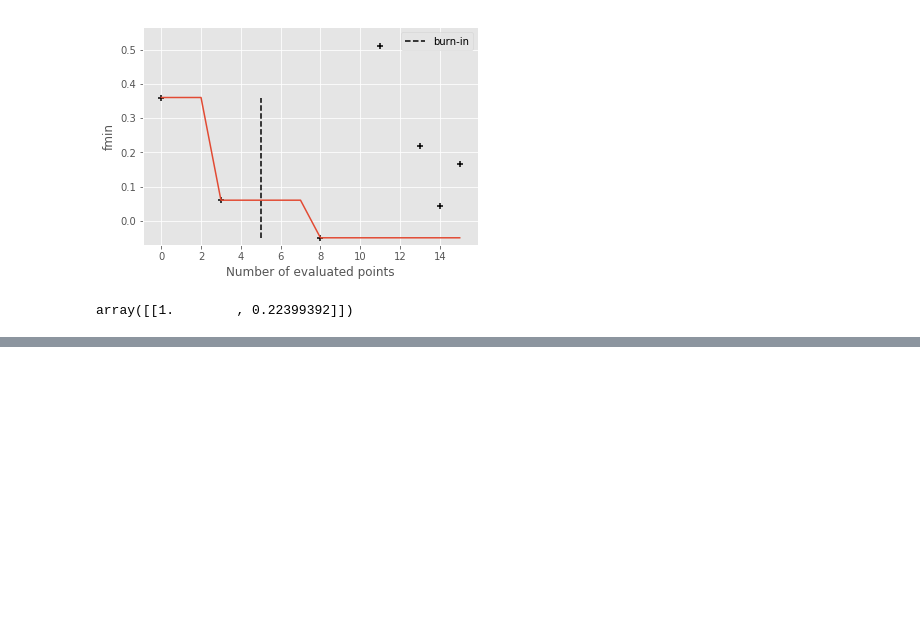
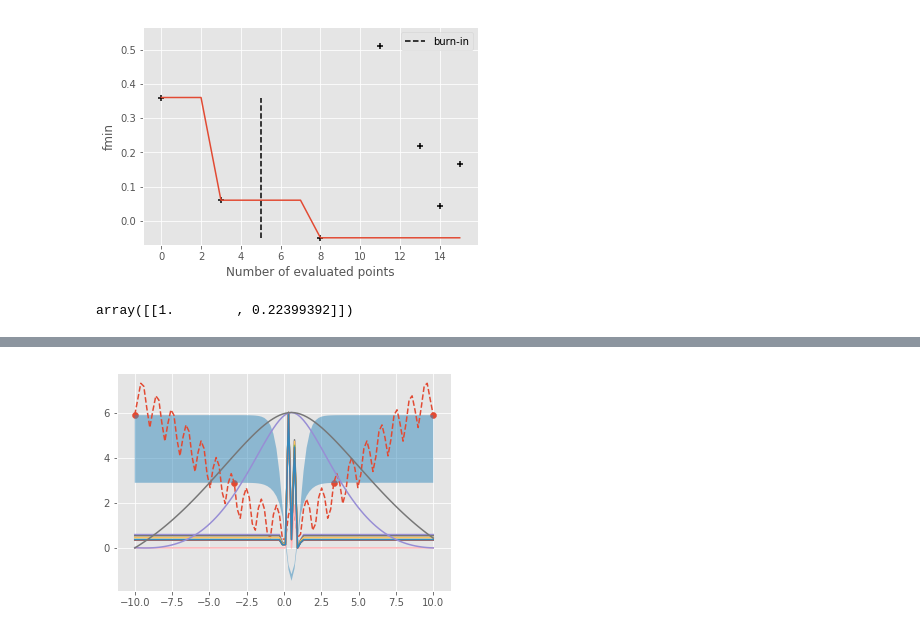
Before and after one commit to Joshuaalbert/bayes_tec, a Jupyter notebook: notebooks/devel/bayes_hpopt.ipynb, the cells around one changed output, grey strips where cells are left out. Drawn from its saved outputs; the diff is of its cells as text; code cells hidden in the pictures; blank space fills up the shorter version.

```diff
--- a/notebooks/devel/bayes_hpopt.ipynb
+++ b/notebooks/devel/bayes_hpopt.ipynb
@@ -183,3 +184,87 @@ WARNING:root:{'b': 1.0, 'a': -1.2000000000000006} : 1.3400000000000014
            x: array([[1.        , 0.22399392]])
 [figure]
 array([[1.        , 0.22399392]])
+# %%
+import pylab as plt
+import numpy as np
+plt.style.use('ggplot')
+import gpflowopt as gpo
+from gpflowopt.domain import ContinuousParameter, UnitCube
+import gpflow as gp
+from gpflowopt.design import LatinHyperCube,RandomDesign
+from gpflowopt.acquisition import ExpectedImprovement
+from bayes_tec.bayes_opt.mgf import MomentGeneratingFunctionImprovement
+from gpflowopt import optim, BayesianOptimizer
+import h5py
+import numpy as np
+import os
+from bayes_tec.logging import logging
+from bayes_tec.utils.stat_utils import log_normal_solve
+
+
+def ackley_1d(x,y=5.):
+        return np.atleast_2d(np.reshape(-20*np.exp(-0.2*np.sqrt(0.5*(x**2 + y**2))) - np.exp(0.5*(np.cos(2*np.pi*x) + np.cos(2*np.pi*y))) + np.exp(1) + 20., (-1,))).T - 10.
+
+x_array = np.linspace(-10,10,100)
+
+domain = ContinuousParameter('x',-10,10)
+
+#design = LatinHyperCube(2,domain)
+design = LatinHyperCube(4,domain)
+X = design.generate()
+# X = np.array([[5.],[-3.]])
+Y = np.array([ackley_1d(x).flatten() for x in X])
+
+
+with gp.defer_build():
+    kern = gp.kernels.Matern52(domain.size, ARD=True)# + gp.kernels.White(domain.size)
+    m = gp.models.GPR(np.stack(X,axis=0), np.stack(Y,axis=0), kern)
+    m.mean_function = gp.mean_functions.Constant(5.)
+    lik_var = log_normal_solve(0.1**2, 0.5*0.1**2)
+    m.likelihood.variance = np.exp(lik_var[0])
+    m.likelihood.variance.prior = gp.priors.LogNormal(lik_var[0], lik_var[1]**2)
+    m.compile()
+
+gp.train.ScipyOptimizer().minimize(m)
+
+ei = MomentGeneratingFunctionImprovement(m,1.)
+t_array = np.linspace(0,3,10)
+eis = [MomentGeneratingFunctionImprovement(m,t) for t in t_array]
+
+opt = optim.StagedOptimizer([optim.MCOptimizer(domain, 5000), optim.SciPyOptimizer(domain)])
+optimizer = BayesianOptimizer(domain, ei, optimizer=opt, hyper_draws=1)
+
+ystar, varstar = m.predict_f(x_array[:,None])
+
+aq = [e.evaluate(x_array[:,None]) for e in eis]
+plt.plot(x_array, ackley_1d(x_array),ls='--')
+plt.scatter(X[:,0],Y[:,0])
+plt.fill_between(x_array, ystar[:,0] - np.sqrt(varstar[:,0]), ystar[:,0] + np.sqrt(varstar[:,0]),alpha=0.5)
+[plt.plot(x_array, 6*(a[:,0]-np.min(a))/np.max(a[:,0]-np.min(a)), label=t) for a,t in zip(aq,t_array)]
+plt.show()
+
+
+
+
+
+
+
+
+
+
+#  ging.warning(result)
+
+# logging.warning("Beginnig search")
+# #         logging.warning("Initial solutions\n{}".format(list(zip(self.X, self.Y))))
+#
+# self.ei = MomentGeneratingFunctionImprovement(m,0.5)
+# opt = optim.StagedOptimizer([optim.MCOptimizer(domain, 5000), optim.SciPyOptimizer(domain)])
+# optimizer = BayesianOptimizer(domain, self.ei, optimizer=opt, hyper_draws=1)
+
+# with optimizer.silent():
+#     result = optimizer.optimize(self.objective, n_iter=n_iter)
+#     logging.warning(result)
+#     if plot:
+#         self.plot_results()
+#     return result.x
+# %% [output]
@@ -185,0 +288 @@ array([[1.        , 0.22399392]])
+[figure, added]
```
Also changed, not shown: parts of 4 cells of this notebook, 8 other files.
